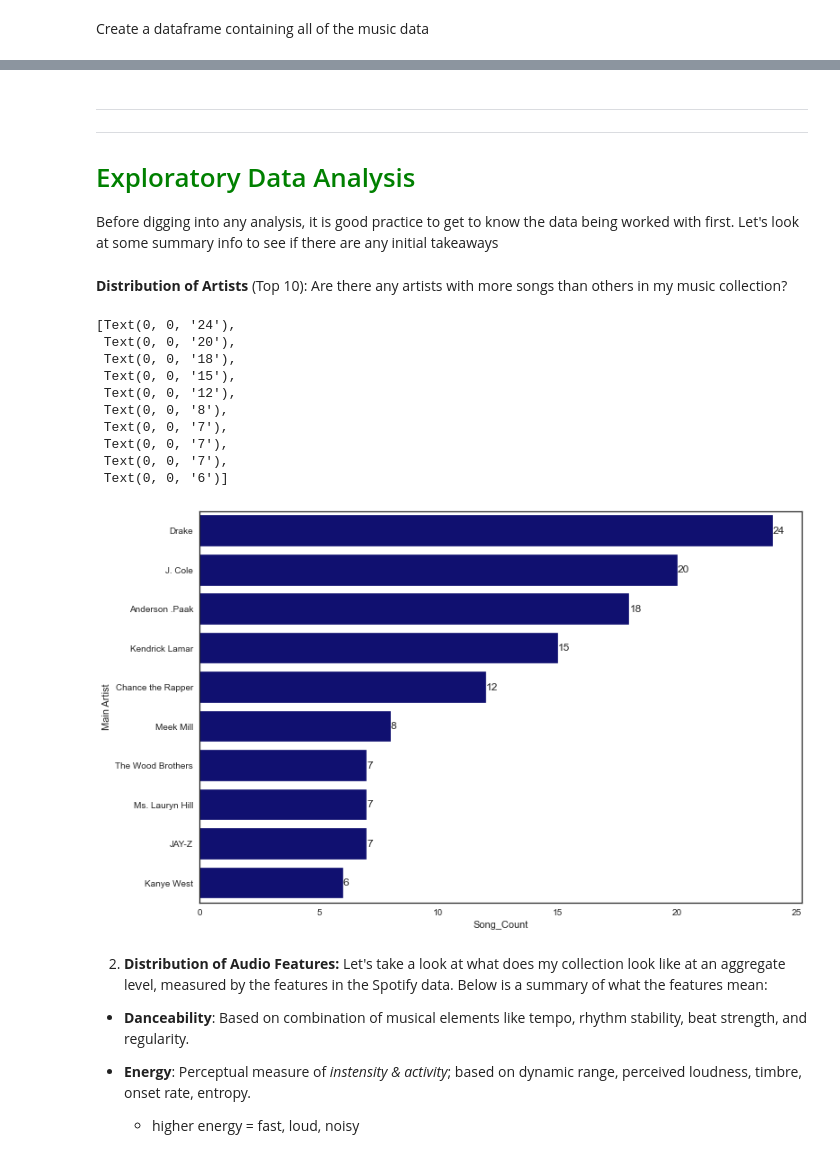
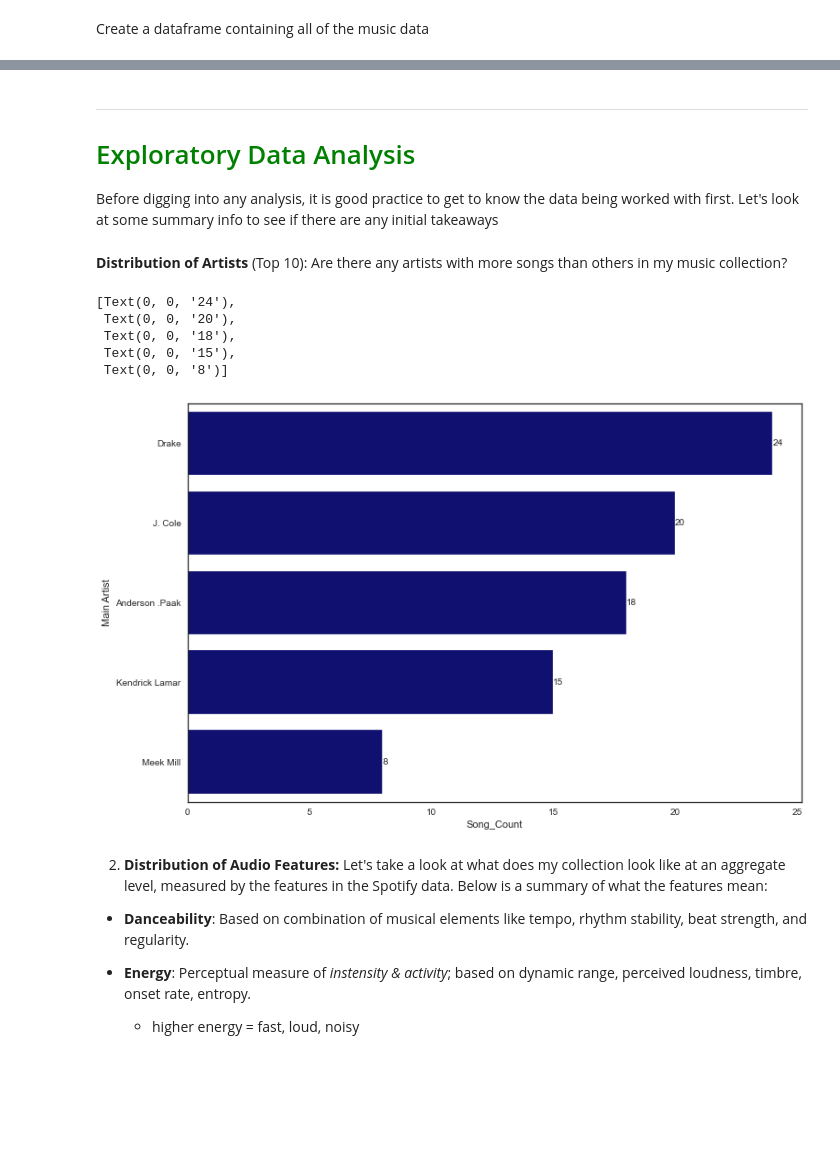
Before and after one commit to mshaw1189/Spotify-Analysis, a Jupyter notebook: Spotify Clustering.ipynb, the cells around one changed output, grey strips where cells are left out. Cells and saved outputs as stored; diff of their text form; code cells hidden in the pictures; blank space fills up the shorter version.

```diff
--- a/Spotify Clustering.ipynb
+++ b/Spotify Clustering.ipynb
@@ -193,7 +154,7 @@ df_mysongs = pd.concat([df_savedsongs_1, df_savedsongs_2, df_savedsongs_3,
                         df_savedsongs_4, df_savedsongs_5], ignore_index = True)
 
 ## Drop duplicates in case any songs are in multiple playlists
-df_mysongs.drop_duplicates(inplace = True)
+df_mysongs.drop_duplicates(['Song Title', 'Main Artist'], keep = 'first', inplace = True)
 
 ## Show code run-time
 runtime(start_time)
@@ -213,7 +174,7 @@ Runtime: 0.7 minutes
 | 4 | 7y6c07pgjZvtHI9kuMVqk1 | Get It Together | Drake | 0.781 | 123.011 | 0.721 | 0.0514 | -9.133 | 0.1040 | ... |
 # %% [markdown]
 ___
-___
+
 # <font color = green> Exploratory Data Analysis
 
 Before digging into any analysis, it is good practice to get to know the data being worked with first.  Let's look at some summary info to see if there are any initial takeaways
@@ -222,31 +183,26 @@ Before digging into any analysis, it is good practice to get to know the data be
 # %%
 df_artist_count = df_mysongs.groupby('Main Artist').agg(Song_Count = ('id','nunique'))
 
 ## Sort in descending order
 df_artist_count.sort_values('Song_Count', ascending = False, inplace = True)
 
 ## Set size of plot
 plt.figure(figsize = (12, 8))
 sns.set_style('white')
 
-## Select the
-top_n = 10
+## Select the number of artists to show
+top_n = 5
 
 ax = sns.barplot(x = df_artist_count['Song_Count'][:top_n], y =  df_artist_count.index[:top_n], color = 'navy')
 
 ax.bar_label(ax.containers[0])
 # %% [output]
 [Text(0, 0, '24'),
  Text(0, 0, '20'),
  Text(0, 0, '18'),
  Text(0, 0, '15'),
- Text(0, 0, '12'),
- Text(0, 0, '8'),
- Text(0, 0, '7'),
- Text(0, 0, '7'),
- Text(0, 0, '7'),
- Text(0, 0, '6')]
+ Text(0, 0, '8')]
-[figure, old version]
+[figure, new version]
 # %% [markdown]
 2) **Distribution of Audio Features:**  Let's take a look at what does my collection look like at an aggregate level, measured by the features in the Spotify data.  Below is a summary of what the features mean:
 
```
Also changed, not shown: parts of 27 cells of this notebook.
